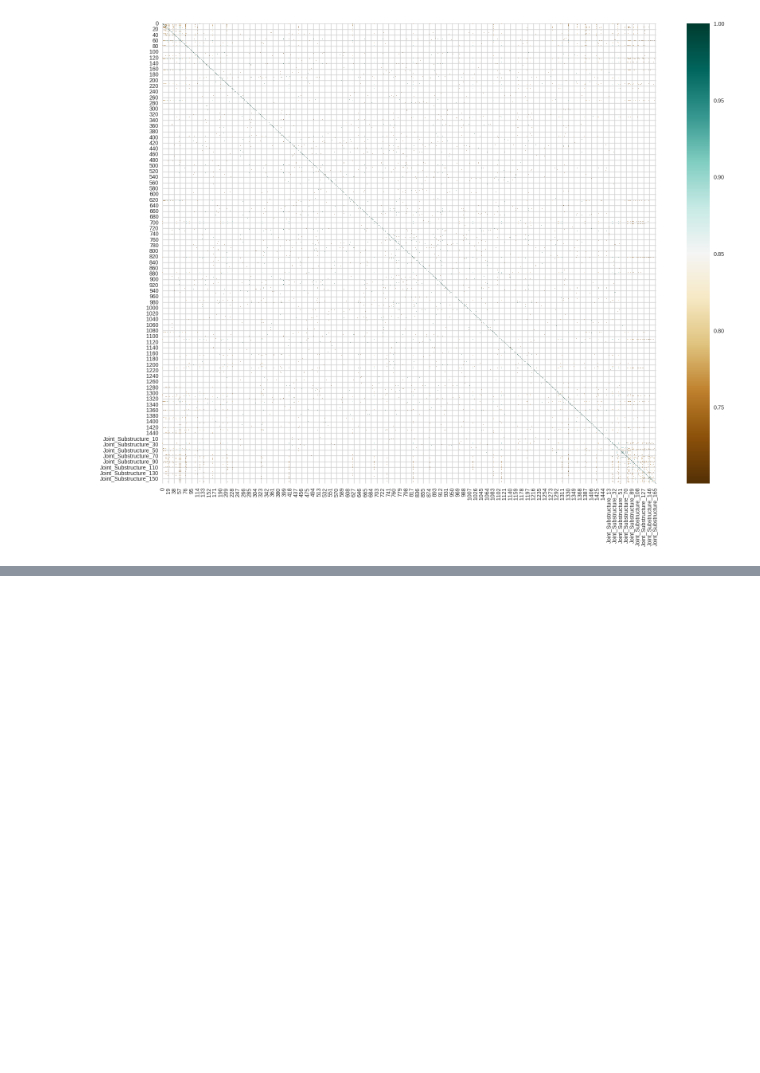
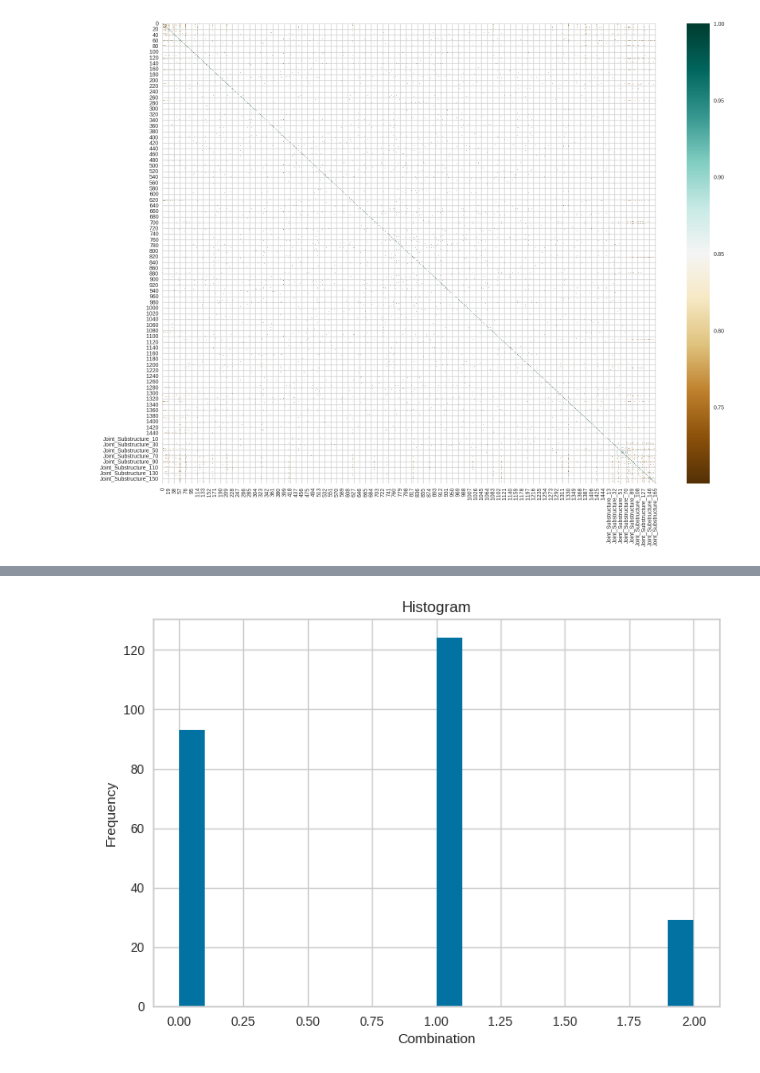
Before and after one commit to mozey256/OSCAAR, a Jupyter notebook: chemo_data_EDA.ipynb, the cells around one changed output, grey strips where cells are left out. Cells and saved outputs as stored; diff of their text form; code cells hidden in the pictures; blank space fills up the shorter version.

```diff
--- a/chemo_data_EDA.ipynb
+++ b/chemo_data_EDA.ipynb
@@ -287,0 +336,2 @@ plt.show()
+# %%
+df2 = mld2
@@ -287,0 +388,14 @@ plt.show()
+# %%
+# Histogram of a numeric column
+plt.hist(df2['0'], bins=20)
+plt.xlabel('Combination')
+plt.ylabel('Frequency')
+plt.title('Histogram')
+plt.show()
+
+# Correlation heatmap
+# sns.heatmap(df2.corr(), annot=True, cmap='coolwarm')
+# plt.title('Correlation Heatmap')
+# plt.show()
+# %% [output]
+[figure, added]
```
Also changed, not shown: parts of 24 cells of this notebook.
